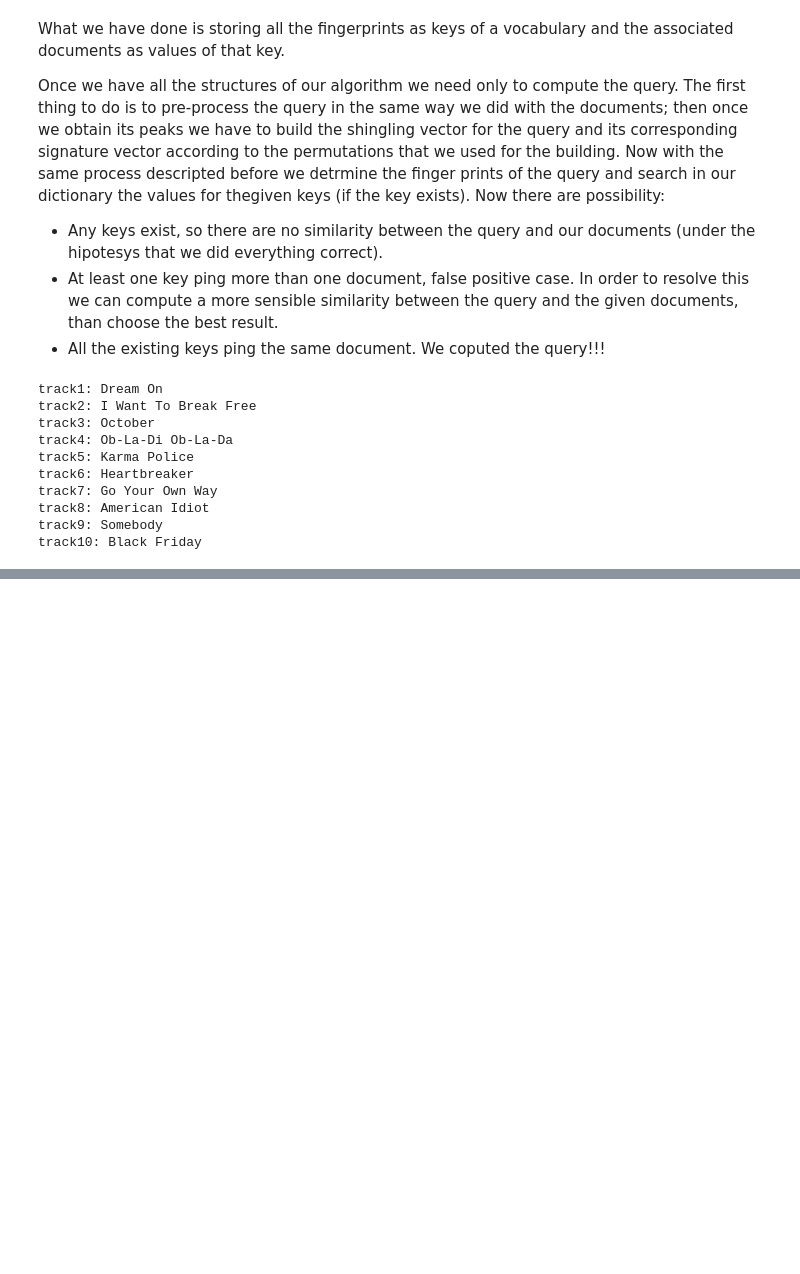
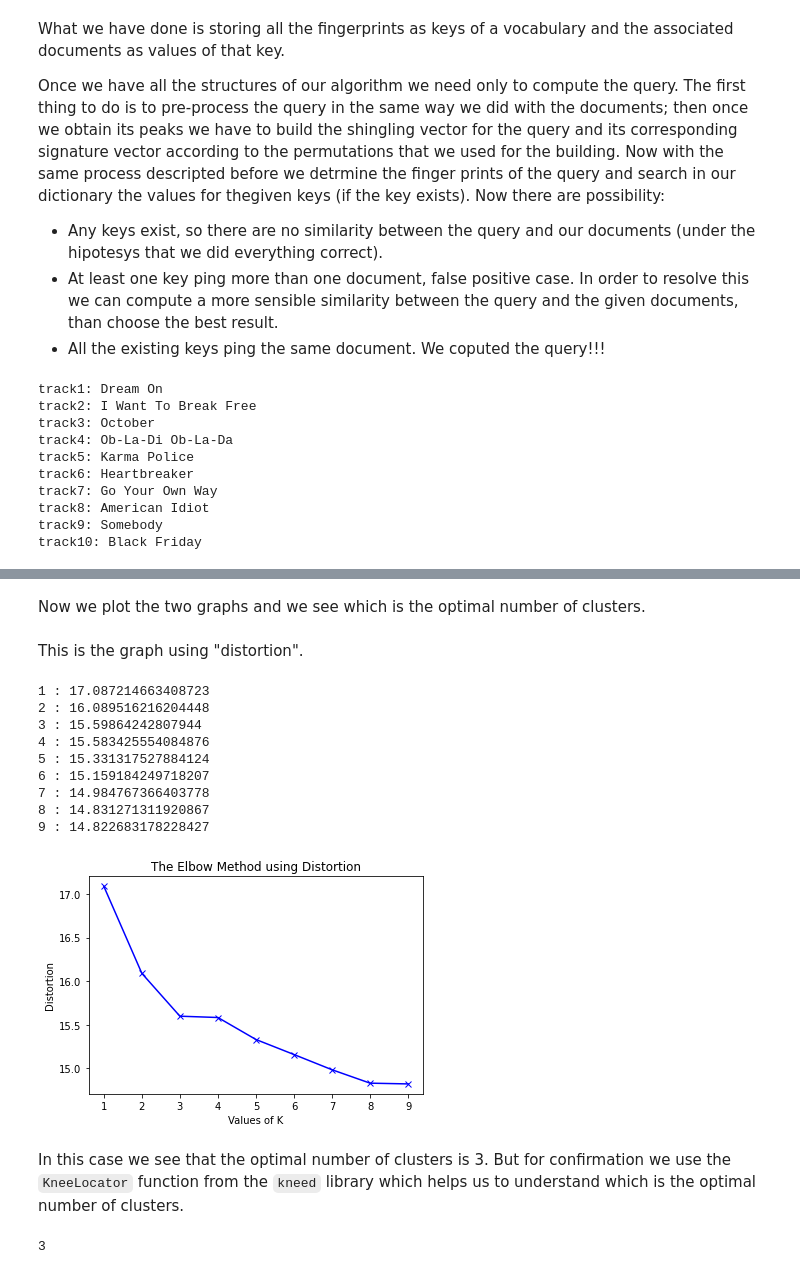
Before and after one commit to LucaProsciutto/ADM-HW4, a Jupyter notebook: ADM-HW04.ipynb, the cells around one changed output, grey strips where cells are left out. Cells and saved outputs as stored; diff of their text form; code cells hidden in the pictures; blank space fills up the shorter version.

```diff
--- a/ADM-HW04.ipynb
+++ b/ADM-HW04.ipynb
@@ -359,0 +1235,4 @@ track10: Black Friday
+# %%
+pca = PCA(0.71)
+# %%
+ds_pca = pca.fit_transform(temp_ds2)
@@ -359,0 +1253,2 @@ track10: Black Friday
+# %%
+final_temp_ds2 = pd.DataFrame(ds_pca, columns = ['Feature_%i' % i for i in range(54)])
@@ -359,0 +1279,19 @@ track10: Black Friday
+# %%
+from scipy.spatial.distance import cdist
+
+distortions = []
+inertias = []
+mapping1 = {}
+mapping2 = {}
+K = range(1, 10)
+
+for k in K:
+    # Building and fitting the model
+    kmeanModel = KMeans(n_clusters=k)
+    kmeanModel.fit(final_temp_ds2)
+
+    distortions.append(sum(np.min(cdist(final_temp_ds2, kmeanModel.cluster_centers_, 'euclidean'), axis=1)) / final_temp_ds2.shape[0])
+    inertias.append(kmeanModel.inertia_)
+
+    mapping1[k] = sum(np.min(cdist(final_temp_ds2, kmeanModel.cluster_centers_, 'euclidean'), axis=1)) / final_temp_ds2.shape[0]
+    mapping2[k] = kmeanModel.inertia_
@@ -359,0 +1300,26 @@ track10: Black Friday
+# %% [markdown]
+Now we plot the two graphs and we see which is the optimal number of clusters.
+# %% [markdown]
+This is the graph using "distortion".
+# %%
+for key, val in mapping1.items():
+    print(f'{key} : {val}')
+
+plt.plot(K, distortions, 'bx-')
+plt.xlabel('Values of K')
+plt.ylabel('Distortion')
+plt.title('The Elbow Method using Distortion')
+plt.show()
+# %% [output]
+1 : 17.087214663408723
+2 : 16.089516216204448
+3 : 15.59864242807944
+4 : 15.583425554084876
+5 : 15.331317527884124
+6 : 15.159184249718207
+7 : 14.984767366403778
+8 : 14.831271311920867
+9 : 14.822683178228427
+[figure, added]
+# %% [markdown]
+In this case we see that the optimal number of clusters is 3. But for confirmation we use the `KneeLocator` function from the `kneed` library which helps us to understand which is the optimal number of clusters.
@@ -359,0 +1330,4 @@ track10: Black Friday
+# %%
+kl.elbow
+# %% [output]
+3
```
Also changed, not shown: parts of 203 cells of this notebook.
